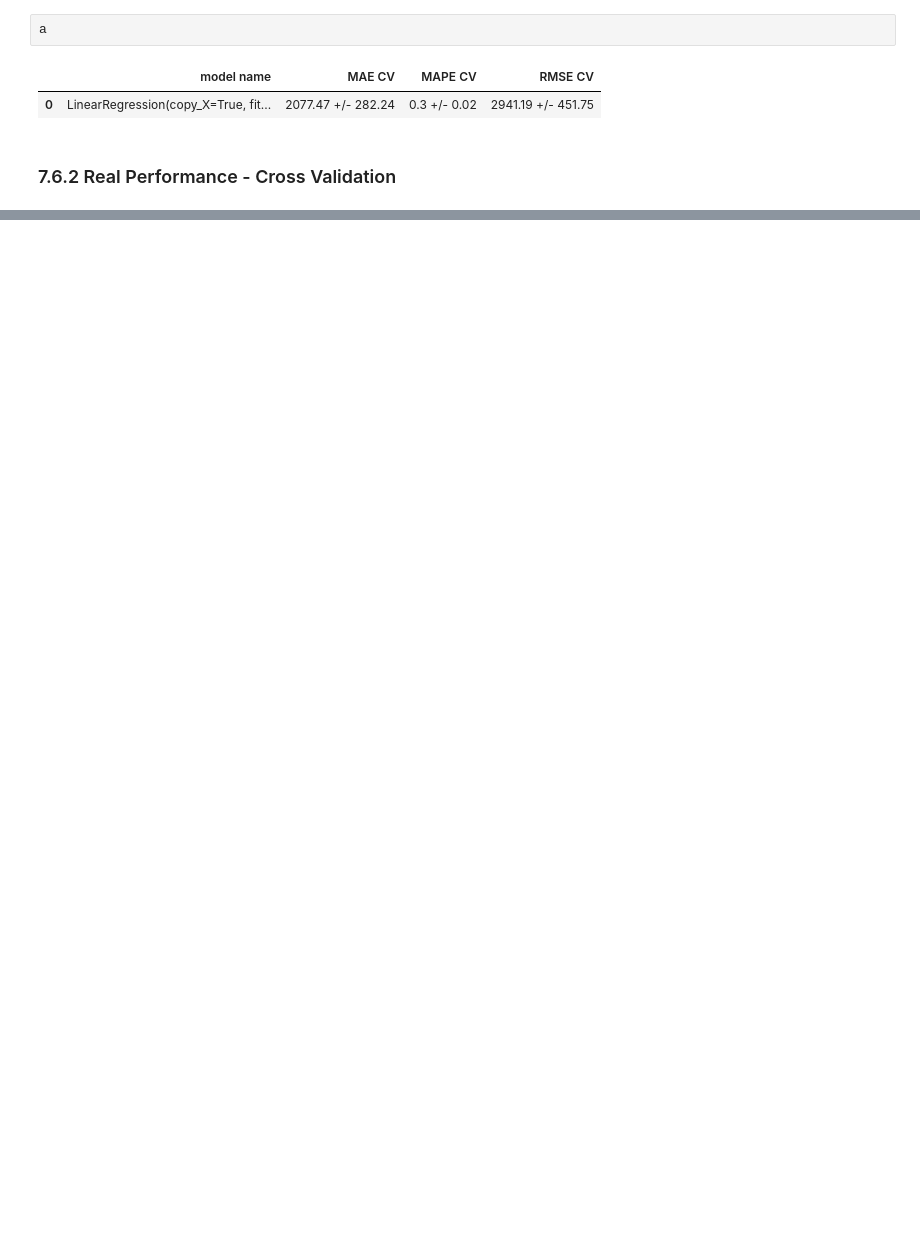
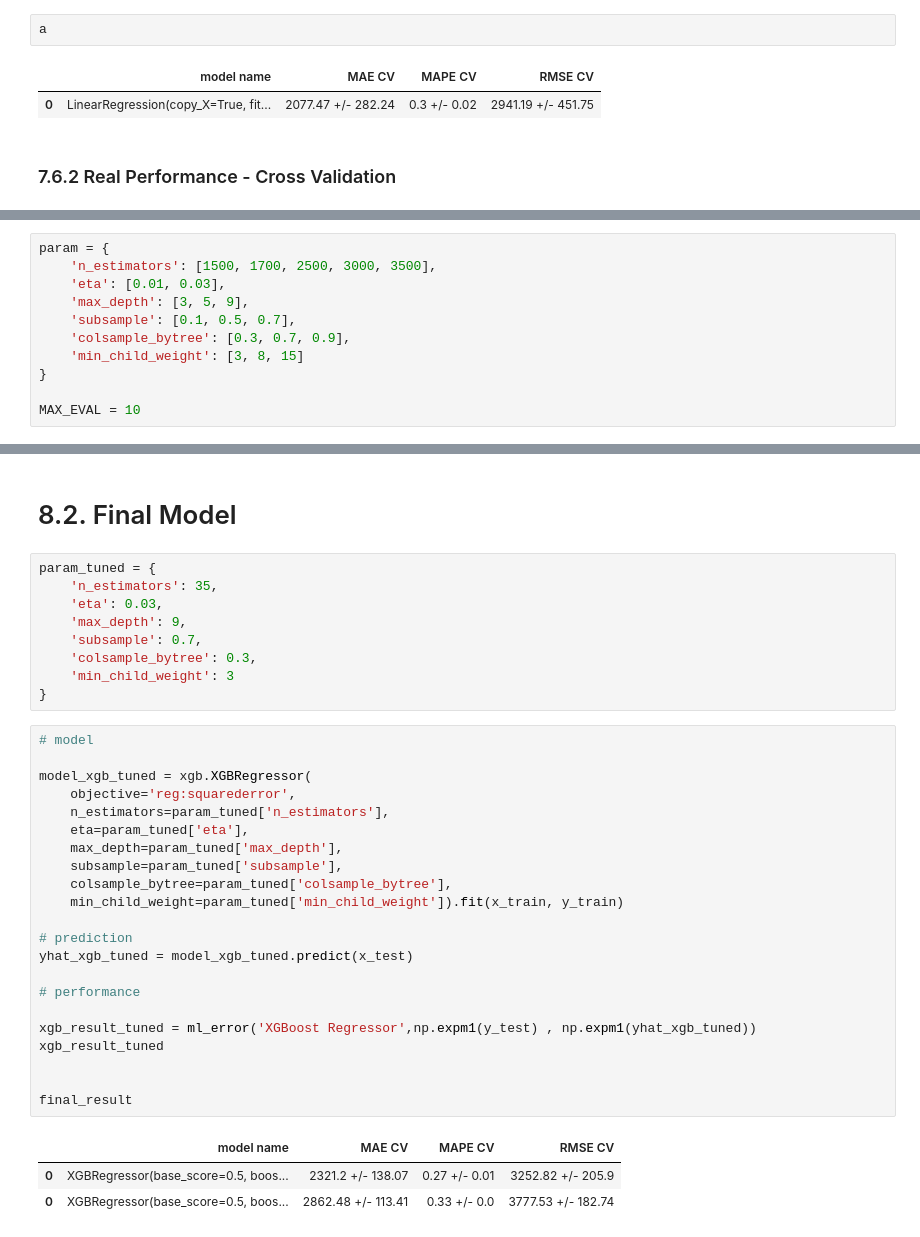
Before and after one commit to felipe471/Data_Science_Em_Producao, a Jupyter notebook: m07_v01_store_sales_prediction.ipynb, the cells around one changed output, grey strips where cells are left out. Cells and saved outputs as stored; diff of their text form; blank space fills up the shorter version.

```diff
--- a/m07_v01_store_sales_prediction.ipynb
+++ b/m07_v01_store_sales_prediction.ipynb
@@ -1427,0 +1457,11 @@ modelling_result_cv
+# %%
+param = {
+    'n_estimators': [1500, 1700, 2500, 3000, 3500],
+    'eta': [0.01, 0.03],
+    'max_depth': [3, 5, 9],
+    'subsample': [0.1, 0.5, 0.7],
+    'colsample_bytree': [0.3, 0.7, 0.9],
+    'min_child_weight': [3, 8, 15]
+}
+
+MAX_EVAL = 10
@@ -1427,0 +1500,37 @@ modelling_result_cv
+# %% [markdown]
+# 8.2. Final Model
+# %%
+param_tuned = {
+    'n_estimators': 35,
+    'eta': 0.03,
+    'max_depth': 9,
+    'subsample': 0.7,
+    'colsample_bytree': 0.3,
+    'min_child_weight': 3
+}
+# %%
+# model
+
+model_xgb_tuned = xgb.XGBRegressor(
+    objective='reg:squarederror',
+    n_estimators=param_tuned['n_estimators'],
+    eta=param_tuned['eta'],
+    max_depth=param_tuned['max_depth'],
+    subsample=param_tuned['subsample'],
+    colsample_bytree=param_tuned['colsample_bytree'],
+    min_child_weight=param_tuned['min_child_weight']).fit(x_train, y_train)
+
+# prediction
+yhat_xgb_tuned = model_xgb_tuned.predict(x_test)
+
+# performance
+
+xgb_result_tuned = ml_error('XGBoost Regressor',np.expm1(y_test) , np.expm1(yhat_xgb_tuned))
+xgb_result_tuned
+
+
+final_result
+# %% [output]
+|  | model name | MAE CV | MAPE CV | RMSE CV |
+| 0 | XGBRegressor(base_score=0.5, boos... | 2321.2 +/- 138.07 | 0.27 +/- 0.01 | 3252.82 +/- 205.9 |
+| 0 | XGBRegressor(base_score=0.5, boos... | 2862.48 +/- 113.41 | 0.33 +/- 0.0 | 3777.53 +/- 182.74 |
```
Also changed, not shown: parts of 14 cells of this notebook.
